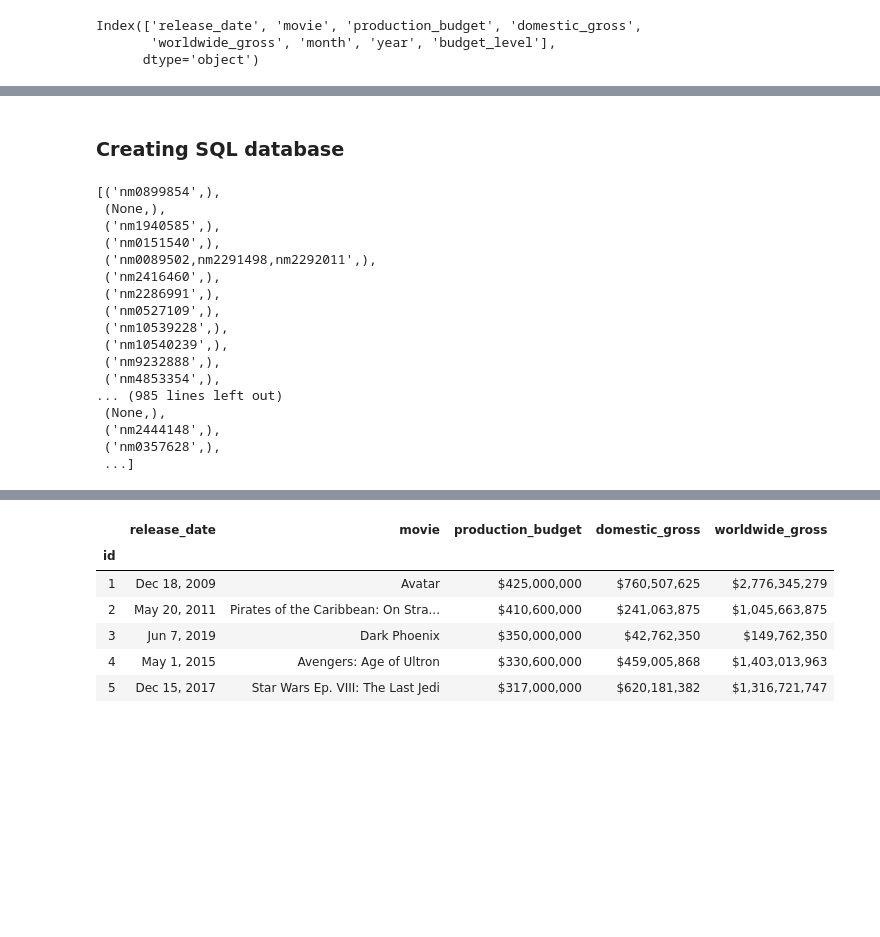
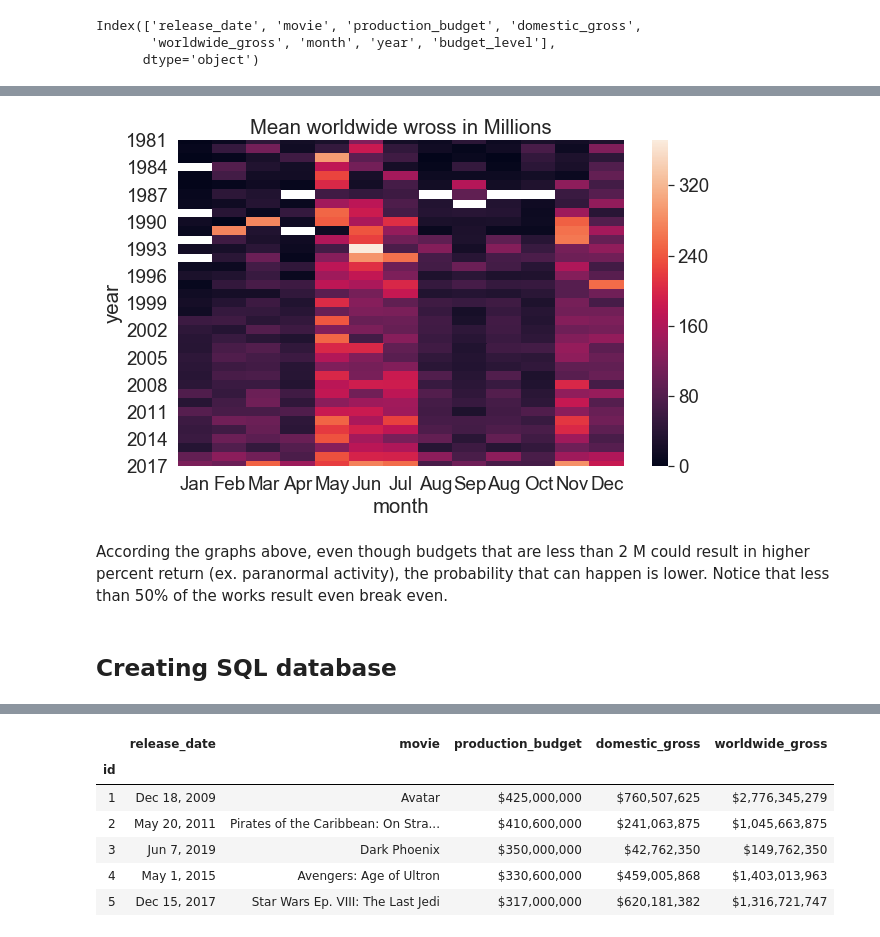
Before and after one commit to singsang2/dsc-mod-1-project-v2-1-onl01-dtsc-ft-070620, a Jupyter notebook: student.ipynb, the cells around one changed output, grey strips where cells are left out. Drawn from its saved outputs; the diff is of its cells as text; code cells hidden in the pictures; blank space fills up the shorter version.

```diff
--- a/student.ipynb
+++ b/student.ipynb
@@ -406,2 +391,14 @@ There are 140 data and 56 broke even.
+# %%
+# Creates 2D year vs month and its mean worldwide gross value
+time_gross = df_movie_budgets[(df_movie_budgets['year']>1980) & (df_movie_budgets['year']<2020)].groupby(['year', 'month']).mean().apply(lambda x: x/1000000)['worldwide_gross'].unstack()
+# corrects month order
+time_gross = time_gross[['Jan', 'Feb', 'Mar', 'Apr', 'May', 'Jun', 'Jul', 'Aug', 'Sep', 'Aug', 'Oct', 'Nov', 'Dec']]
+fig, ax = plt.subplots(figsize=(10,6))
+sns.heatmap(time_gross, ax=ax);
+ax.set(title='Mean worldwide wross in Millions');
+# %% [output]
+[figure, added]
+# %% [markdown]
+According the graphs above, even though budgets that are less than 2 M could result in higher percent return (ex. paranormal activity), the probability that can happen is lower. Notice that less than 50% of the works result even break even.
 # %% [markdown]
-### Creating SQL database
+## Creating SQL database
@@ -415,20 +404,0 @@ df_title_crew.to_sql('titleCrew', con=engine)
-# %%
-engine.execute("SELECT directors FROM titleCrew").fetchall()
-# %% [output]
-[('nm0899854',),
- (None,),
- ('nm1940585',),
- ('nm0151540',),
- ('nm0089502,nm2291498,nm2292011',),
- ('nm2416460',),
- ('nm2286991',),
- ('nm0527109',),
- ('nm10539228',),
- ('nm10540239',),
- ('nm9232888',),
- ('nm4853354',),
-... (985 lines left out)
- (None,),
- ('nm2444148',),
- ('nm0357628',),
- ...]
```
Also changed, not shown: parts of 47 cells of this notebook, 1 other file.
